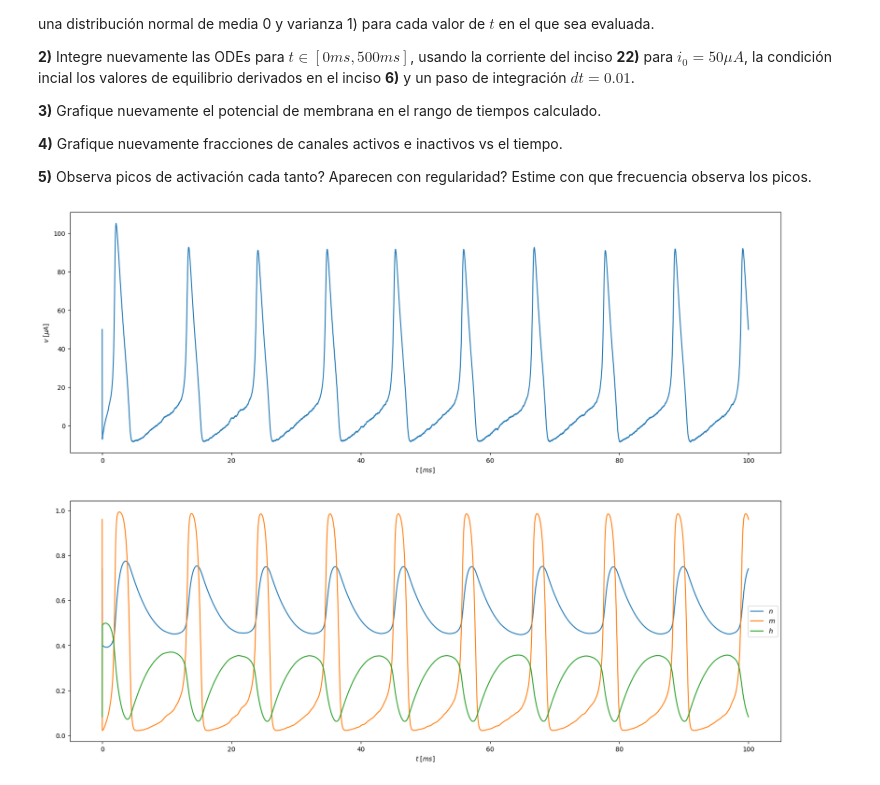
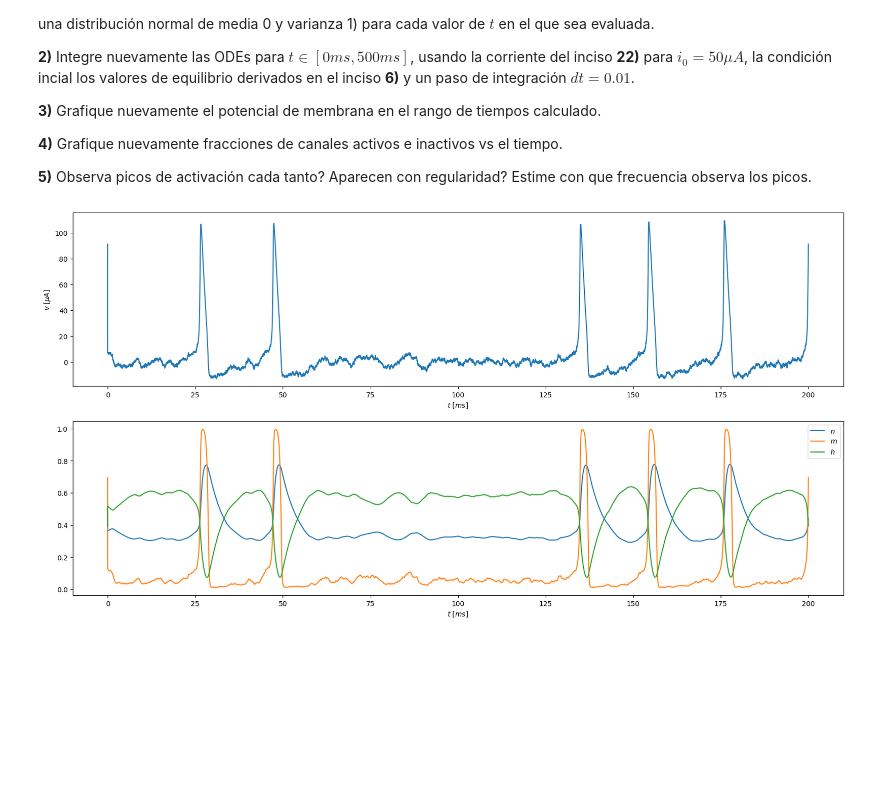
Before and after one commit to SalomoneCro/Neural-Networks, a Jupyter notebook: DifferentialEquations/Hodgkin & Huxley.ipynb, the cells around one changed output. Saved outputs shown, nothing was run; the diff lists cells and outputs as text; code cells hidden in the pictures; blank space fills up the shorter version.

```diff
--- a/DifferentialEquations/Hodgkin & Huxley.ipynb
+++ b/DifferentialEquations/Hodgkin & Huxley.ipynb
@@ -537,13 +537,13 @@ plt.show()
 # 7.1)
 
 # obtener funcion de corriente segun corriente inicial
-getI = lambda i0 : lambda _t : i0 * np.random.random()
+getI = lambda i0 : lambda _t : i0 * np.random.standard_normal()
 # %%
 # 7.2)
 
 i_7 = getI(50)
 
-interval = [0, 100]
+interval = [0, 200]
 
 p = [i_7]
 
@@ -552,21 +552,21 @@ h = 0.01
 sols = Runge_Kutta_Sistema(HH_system, interval, X0, h, p)
 # %%
 
-fig, ax = plt.subplots(nrows=2, ncols=1, figsize=(20,15))
+fig, ax = plt.subplots(nrows=2, ncols=1, figsize=(20,10))
 
-t = np.linspace(0,100,len(sols[:,0]))
+t = np.linspace(0,200,len(sols[:,0]))
 
 ax[0].plot(t, sols[:,3])
 
 ax[1].plot(t, sols[:,0], label='$n$')
 ax[1].plot(t, sols[:,1], label='$m$')
 ax[1].plot(t, sols[:,2], label='$h$')
 
 ax[0].set_xlabel('$t \\text{ } [ms $]')  # microsegundos (mu s) en el eje y
 ax[0].set_ylabel('$v \\text{ } [\\mu A $]')  # microsegundos (mu s) en el eje y
 ax[1].set_xlabel('$t \\text{ } [ms $]')  # microsegundos (mu s) en el eje y
 
 plt.legend()
 plt.show()
 # %% [output]
-[figure, old version]
+[figure, new version]
```
